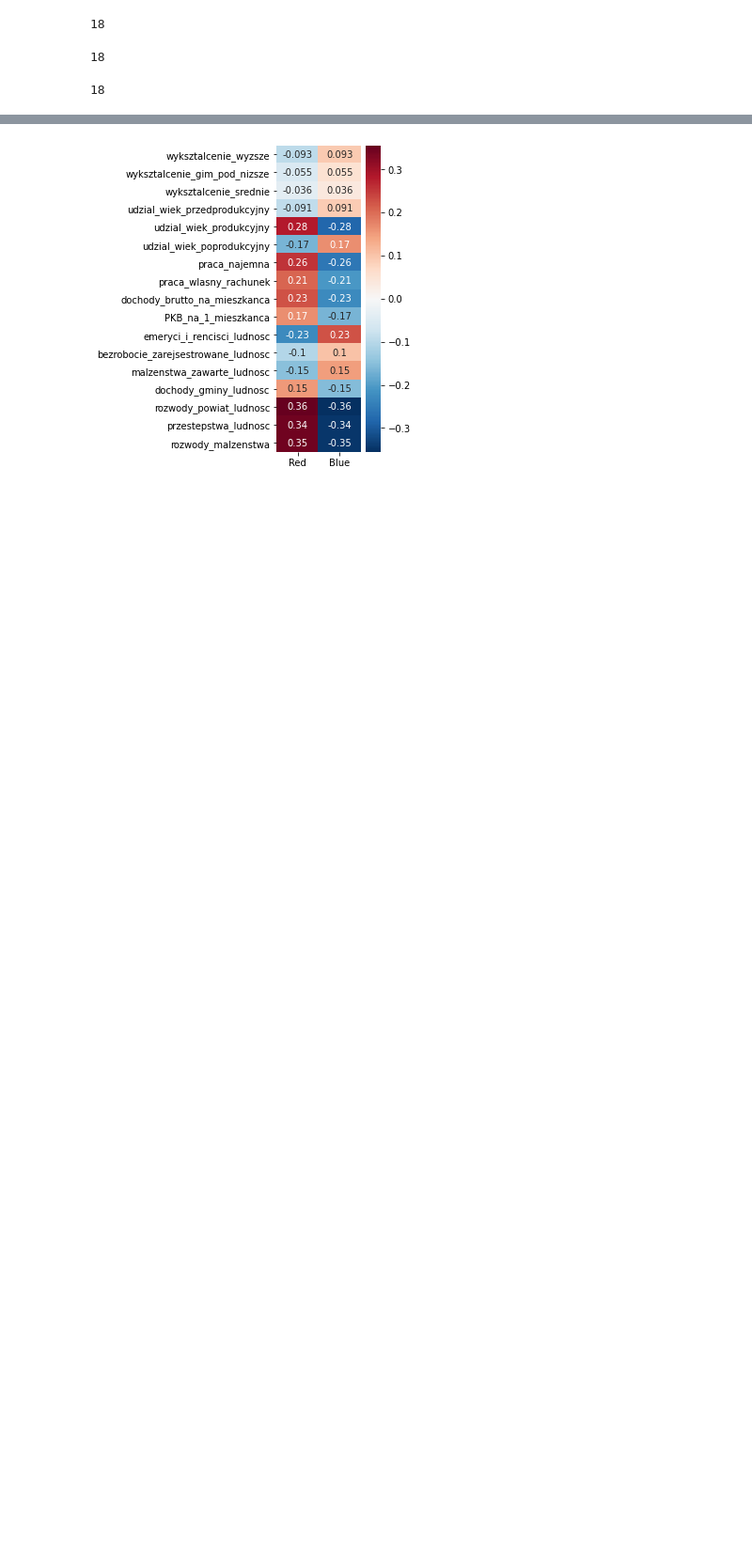
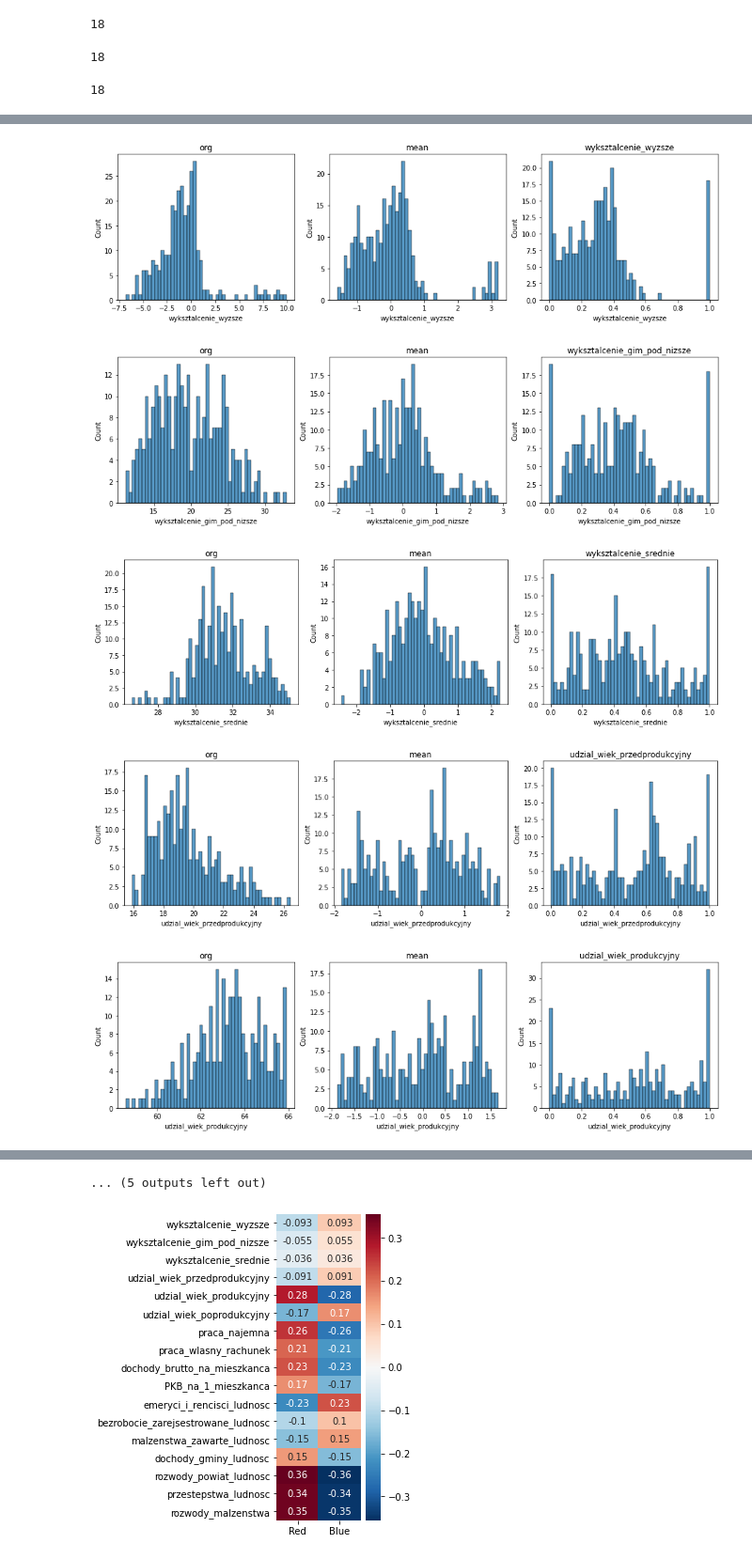
Before and after one commit to MarBry111/Forecast_Election_Poland, a Jupyter notebook: Model_III_MOREparameters.ipynb, the cells around one changed output, grey strips where cells are left out. Shown at 94% size. Cells and saved outputs as stored; diff of their text form; code cells hidden in the pictures; blank space fills up the shorter version.

```diff
--- a/Model_III_MOREparameters.ipynb
+++ b/Model_III_MOREparameters.ipynb
@@ -954,5 +951,0 @@ already deleted
-# %%
-for c in high_corr_columns_final:
-    sn.histplot(pool_stat_df_m[c], bins=30)
-    plt.title(c)
-    plt.show()
@@ -972,0 +952,17 @@ for c in high_corr_columns_final:
+# %%
+for c in high_corr_columns_final:
+    fig, ax = plt.subplots(nrows=1, ncols=3, figsize=(16,4))
+    sn.histplot(pool_stat_df_org[c], bins=50, ax=ax[0])
+    sn.histplot(pool_stat_df_m[c], bins=50, ax=ax[1])
+    sn.histplot(pool_stat_df_mm[c], bins=50, ax=ax[2])
+    ax[0].set_title('org')
+    ax[1].set_title('mean')
+    ax[2].set_title('minmax')
+    plt.title(c)
+    plt.show()
+# %% [output]
+[figure, added]
+[figure, added]
+[figure, added]
+[figure, added]
+[figure, added]
@@ -973,3 +976,4 @@ for c in high_corr_columns_final:
+... (5 outputs left out)
 # %%
 fig, ax = plt.subplots(figsize=(2,6))
 sn.heatmap(pool_stat_df_m.corr().iloc[:-2,-2:], annot=True, cmap='RdBu_r', ax=ax)
```
Also changed, not shown: parts of 26 cells of this notebook.
